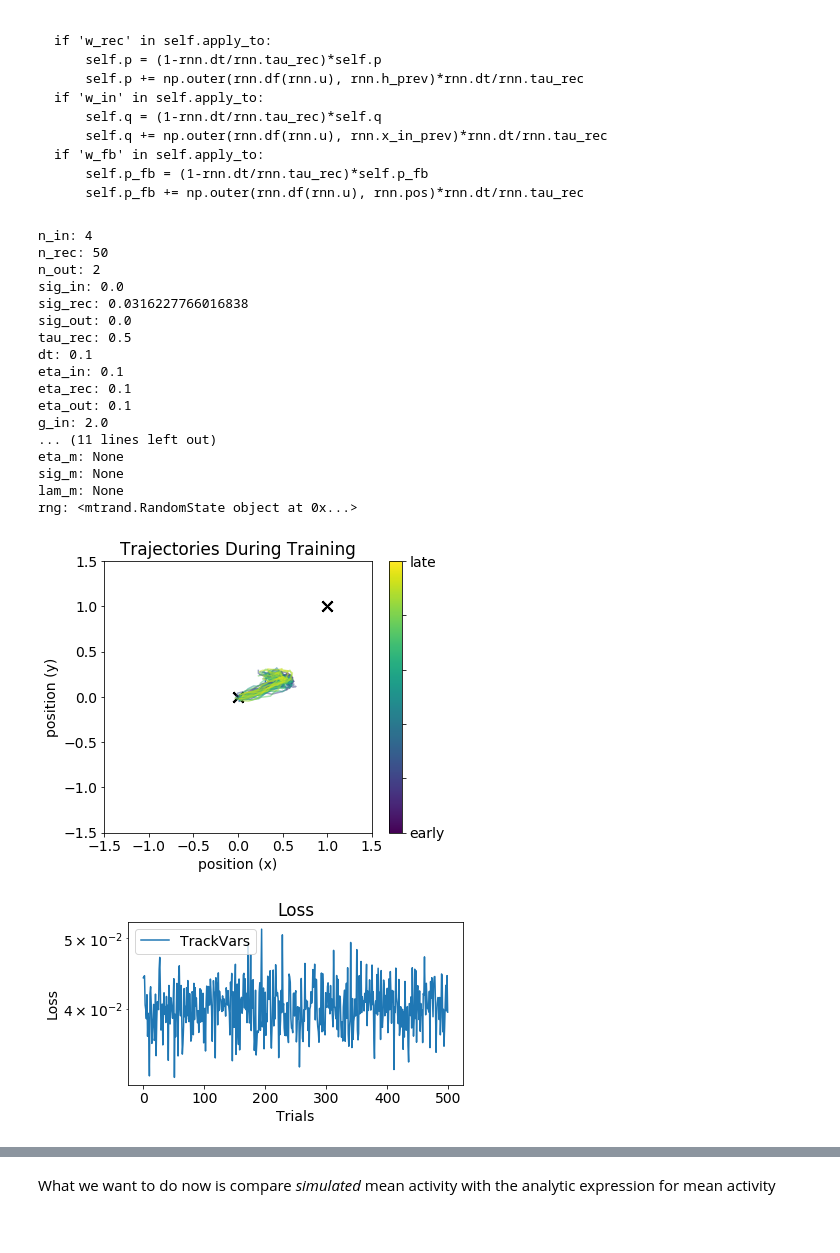
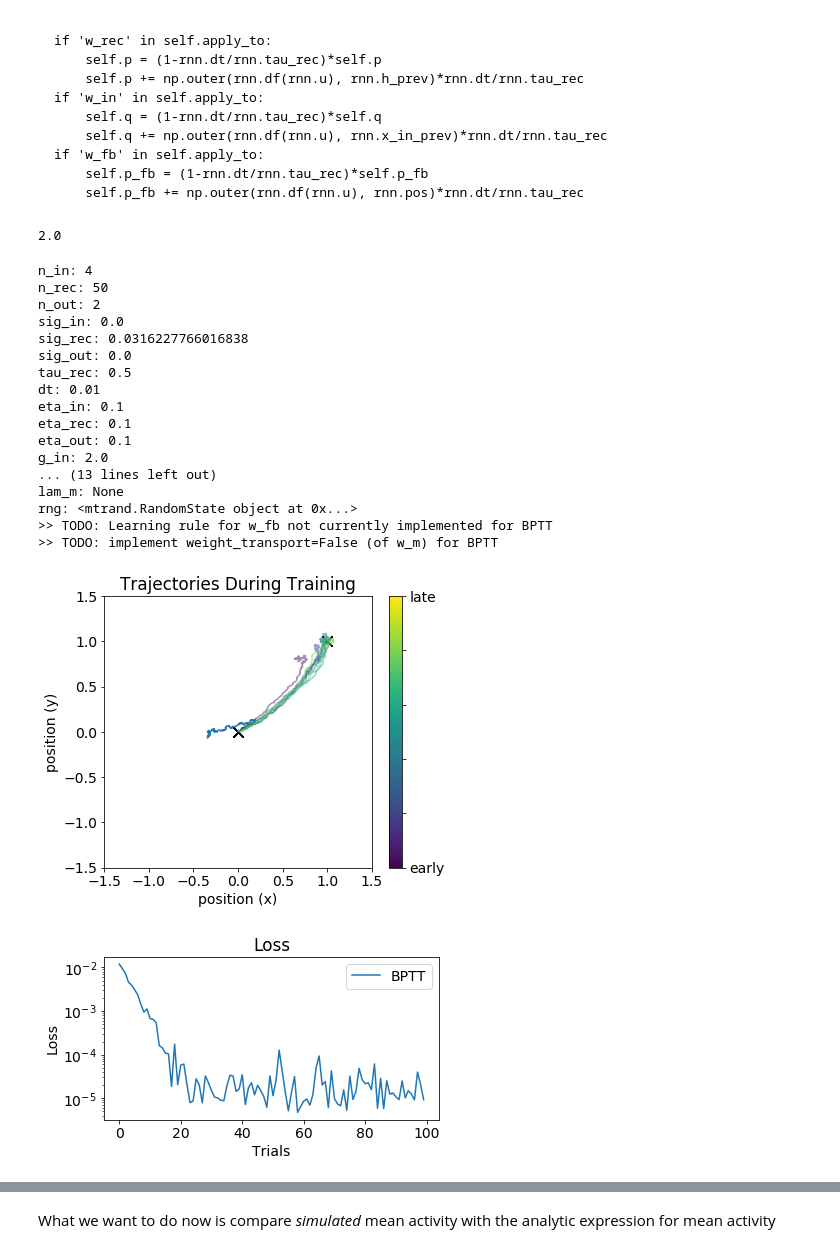
Before and after one commit to jacobfulano/rnn-learning, a Jupyter notebook: experiments/Analytics-2022-4-20/Calculation-Mean-Covariance-2022-4-20.ipynb, the cells around one changed output, grey strips where cells are left out. Saved outputs shown, nothing was run; the diff lists cells and outputs as text; code cells hidden in the pictures.

````diff
--- a/experiments/Analytics-2022-4-20/Calculation-Mean-Covariance-2022-4-20.ipynb
+++ b/experiments/Analytics-2022-4-20/Calculation-Mean-Covariance-2022-4-20.ipynb
@@ -62,7 +67,7 @@ from utils.plotting import plot_trained_trajectories
 # %% [markdown]
 ### Train RNN on four targets using RFLO
 # %%
-trial_duration = 20
+trial_duration = 200
 n_in=4
 frac_on = 1
 
@@ -96,42 +101,47 @@ if 'w_fb' in self.apply_to:
     self.p_fb = (1-rnn.dt/rnn.tau_rec)*self.p_fb
     self.p_fb += np.outer(rnn.df(rnn.u), rnn.pos)*rnn.dt/rnn.tau_rec
 ```
+# %%
+0.01/0.005
+# %% [output]
+2.0
 # %%
 # Set RNN Parameters
-params = RNNparams(n_in=4,n_rec=50,n_out=2,tau_rec=0.5,dt = 0.1, # note that tau_rec and dt are anticorrelated
-               eta_in=0.1,eta_rec=0.1,eta_out=0.1,
-               sig_in=0.0,sig_rec=0.1*np.sqrt(0.1),sig_out=0.0,
+params = RNNparams(n_in=4,n_rec=50,n_out=2,tau_rec=0.5,dt = 0.01, # note that tau_rec and dt are anticorrelated
+               eta_in=0.1,eta_rec=0.1,eta_out=0.1,eta_fb=0.0,
+               sig_in=0.0,sig_rec=0.1*np.sqrt(0.1),sig_out=0.0,sig_fb=0.0,
                velocity_transform=False, tau_vel = 5, dt_vel = 0.1,
-               rng=np.random.RandomState(1))
+               driving_feedback=True,
+               rng=np.random.RandomState(27))
 
 params.print_params()
 
 # Initialize RNN
 net = RNN(params)
-
+#net.set_weights(w_fb=0*net.w_fb)
 # initialize simulation
 sim = Simulation(net)
 
-trackvars = TrackVars(net,apply_to=[])
+bptt = BPTT(net,apply_to=['w_rec','w_out'])
 
-sim.run_session(n_trials=1000, tasks=[task1], learn_alg=[trackvars], probe_types=['h'], plot=True, plot_freq=10)
+sim.run_session(n_trials=100, tasks=[task1], learn_alg=[bptt], probe_types=['h'], plot=True, plot_freq=10)
 # %% [output]
 n_in: 4
 n_rec: 50
 n_out: 2
 sig_in: 0.0
 sig_rec: 0.0316227766016838
 sig_out: 0.0
 tau_rec: 0.5
-dt: 0.1
+dt: 0.01
 eta_in: 0.1
 eta_rec: 0.1
 eta_out: 0.1
 g_in: 2.0
-... (11 lines left out)
-eta_m: None
-sig_m: None
+... (13 lines left out)
 lam_m: None
 rng: <mtrand.RandomState object at 0x...>
+>> TODO: Learning rule for w_fb not currently implemented for BPTT
+>> TODO: implement weight_transport=False (of w_m) for BPTT
-[figure, old version]
+[figure, new version]
-[figure, old version]
+[figure, new version]
````
Also changed, not shown: parts of 30 cells of this notebook.
